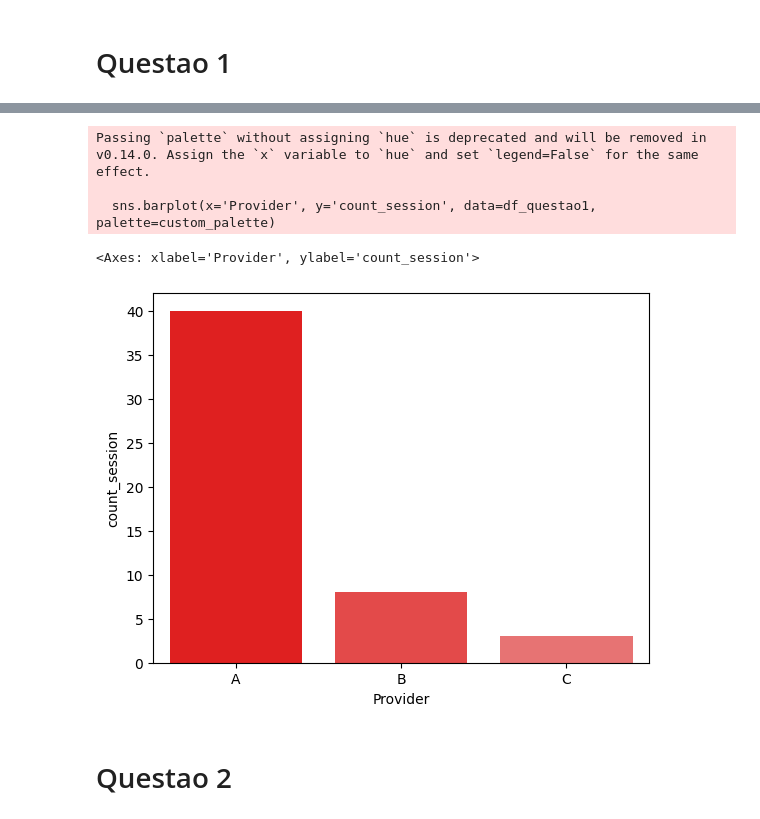
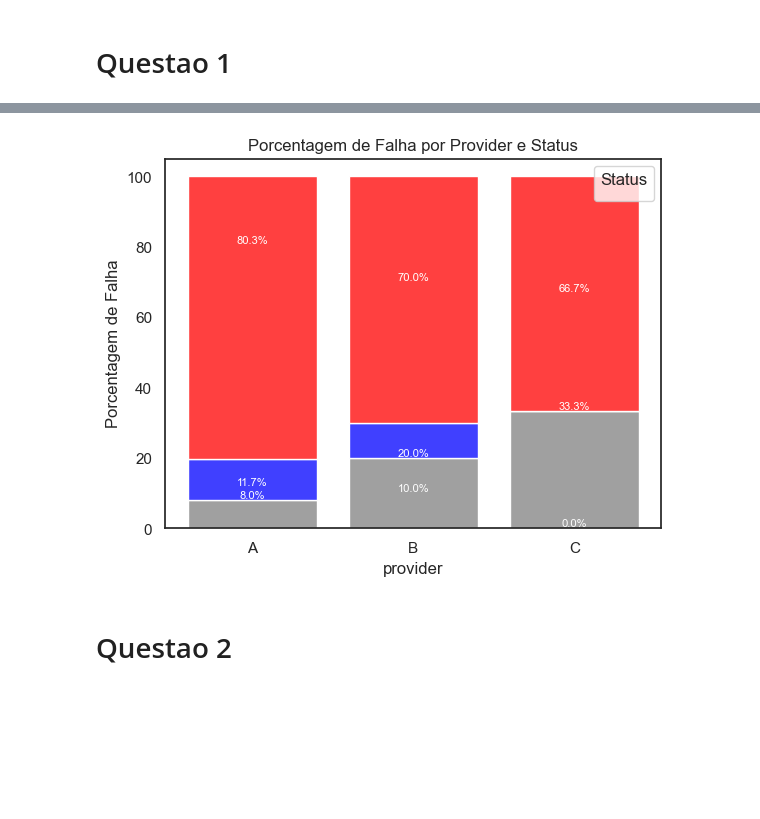
Before and after one commit to thalesluizbraga/fraud_food_company_analysis, a Jupyter notebook: analises/analises_consolidadas.ipynb, the cells around one changed output, grey strips where cells are left out. Saved outputs shown, nothing was run; the diff lists cells and outputs as text; code cells hidden in the pictures; blank space fills up the shorter version.

```diff
--- a/analises/analises_consolidadas.ipynb
+++ b/analises/analises_consolidadas.ipynb
@@ -36,14 +72,31 @@ df_questao1
-# %%
-custom_palette = sns.light_palette("red", reverse=True)
-sns.barplot(x='Provider', y='count_session', data=df_questao1, palette=custom_palette)
-
-# Falta a quebra por status aqui (match, not_match, provider_failed)
-# %% [output]
-Passing `palette` without assigning `hue` is deprecated and will be removed in v0.14.0. Assign the `x` variable to `hue` and set `legend=False` for the same effect.
-
-  sns.barplot(x='Provider', y='count_session', data=df_questao1, palette=custom_palette)
-<Axes: xlabel='Provider', ylabel='count_session'>
-[figure, removed]
+# %%
+# Construcao do grafico de barras empilhado
+cores = ['red', 'blue', 'gray']
+ax = sns.histplot(df_questao1, x='provider', hue='status', weights='perc_providers',
+             multiple='stack', palette=cores, shrink=0.8, stat='count')
+
+ax.set_ylabel('Porcentagem de Falha')
+ax.set_title('Porcentagem de Falha por Provider e Status')
+ax.legend(title='Status')
+
+# Gerando as porcentagens para cada barra
+for container in ax.containers:
+    for p in container.patches:
+        percentage_text = f"{p.get_height() :.1f}%"
+        x = p.get_x() + p.get_width() / 2
+        y = p.get_height()
+        ax.annotate(
+            percentage_text,
+            (x, y),
+            ha='center',
+            va='bottom',
+            color='white',
+            fontsize=8,
+            xytext=(0, 0),
+            textcoords='offset points',
+        )
+# %% [output]
+[figure, added]
 # %% [markdown]
 # Questao 2
 # %%
```
Also changed, not shown: parts of 15 cells of this notebook, 6 other files.
